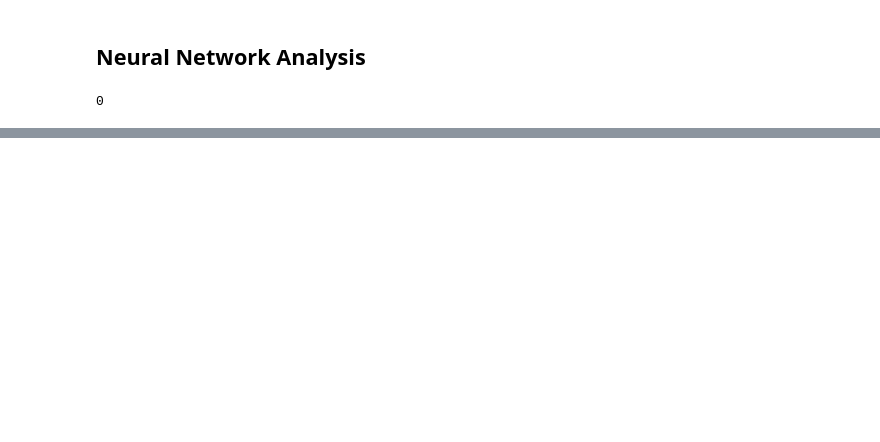
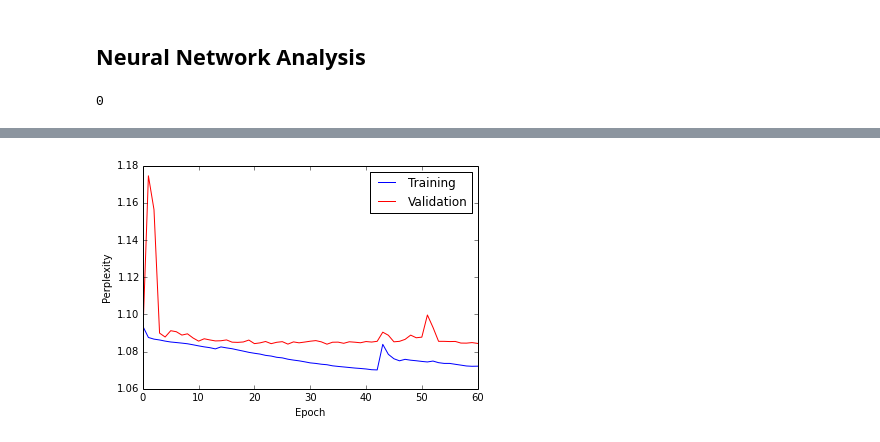
Before and after one commit to jessemzhang/deep_learning_genomics_nlp, a Jupyter notebook: baselines/logistic_regression.ipynb, the cells around one changed output, grey strips where cells are left out. Saved outputs shown, nothing was run; the diff lists cells and outputs as text; code cells hidden in the pictures; blank space fills up the shorter version.

```diff
--- a/baselines/logistic_regression.ipynb
+++ b/baselines/logistic_regression.ipynb
@@ -194,11 +181,19 @@ os.system('scp -i ../cs224d.pem ubuntu@'+key+':deep_learning_genomics_nlp/jz-rnn
 # %% [output]
 0
 # %%
+# Load the F1 matrix from the validation errors file
 # f = open('../jz-rnn-tensorflow/aws_weights/weights1/validation_errors')
 f = open('../jz-rnn-tensorflow/aws_weights/validation_errors')
 
 F1 = []
+train_loss = []
+valid_loss = []
 for line in f:
     z = line.split('\t')
     F1.append([float(i) for i in z[3].translate(None,'[').translate(None,']').translate(None,'\n').split(',')])
+    train_loss.append(float(z[0]))
+    valid_loss.append(float(z[1]))
 F1 = np.array(F1)
+train_loss = np.array(train_loss)
+valid_loss = np.array(valid_loss)
+print np.shape(F1)
@@ -204,0 +257,11 @@ F1 = np.array(F1)
+# %%
+# Plot training and validation losses for num_steps = 100
+plt.figure(figsize=(6,4))
+plt.plot(train_loss,label='Training')
+plt.plot(valid_loss,'r',label='Validation')
+plt.xlabel('Epoch')
+plt.ylabel('Perplexity')
+plt.legend()
+plt.savefig('/data/deep_learning/project_deliverables/loss_100.png', format='png', dpi=900)
+# %% [output]
+[figure, added]
```
Also changed, not shown: parts of 19 cells of this notebook.
